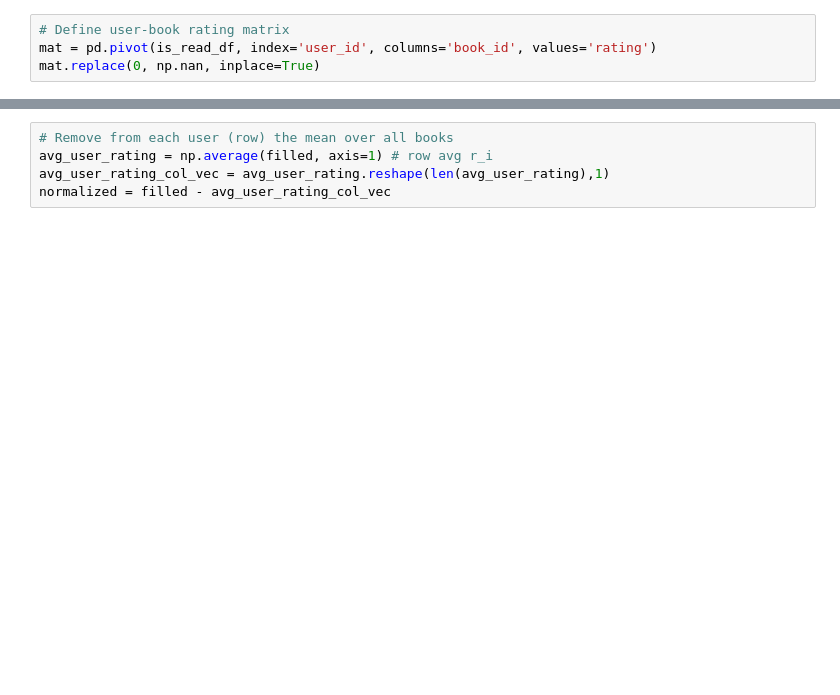
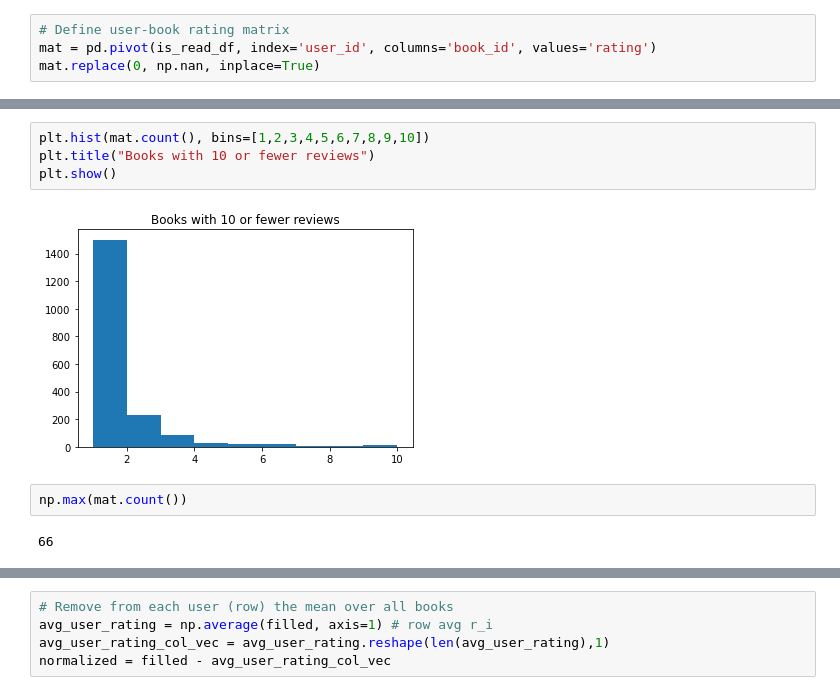
Before and after one commit to michaelfronda/ISYE6740-CDA-FInal-Project, a Jupyter notebook: Jackie-ChangeTrainTestSplit.ipynb, the cells around one changed output, grey strips where cells are left out. Saved outputs shown, nothing was run; the diff lists cells and outputs as text; blank space fills up the shorter version.

```diff
--- a/Jackie-ChangeTrainTestSplit.ipynb
+++ b/Jackie-ChangeTrainTestSplit.ipynb
@@ -114,0 +115,10 @@ mat
+# %%
+plt.hist(mat.count(), bins=[1,2,3,4,5,6,7,8,9,10])
+plt.title("Books with 10 or fewer reviews")
+plt.show()
+# %% [output]
+[figure, added]
+# %%
+np.max(mat.count())
+# %% [output]
+66
```
Also changed, not shown: parts of 42 cells of this notebook.
